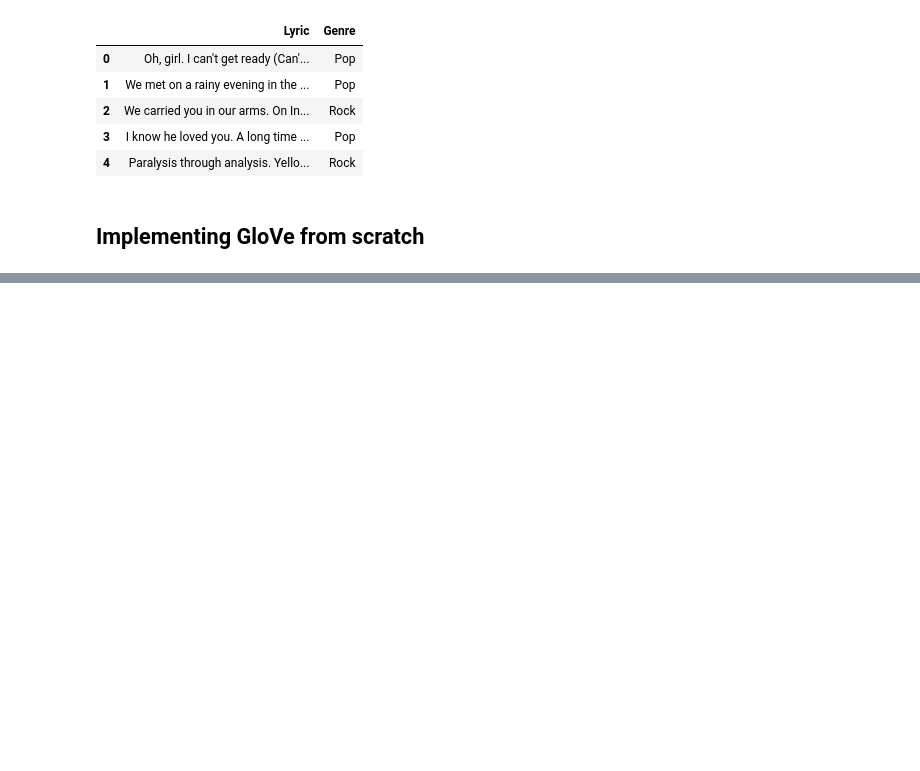
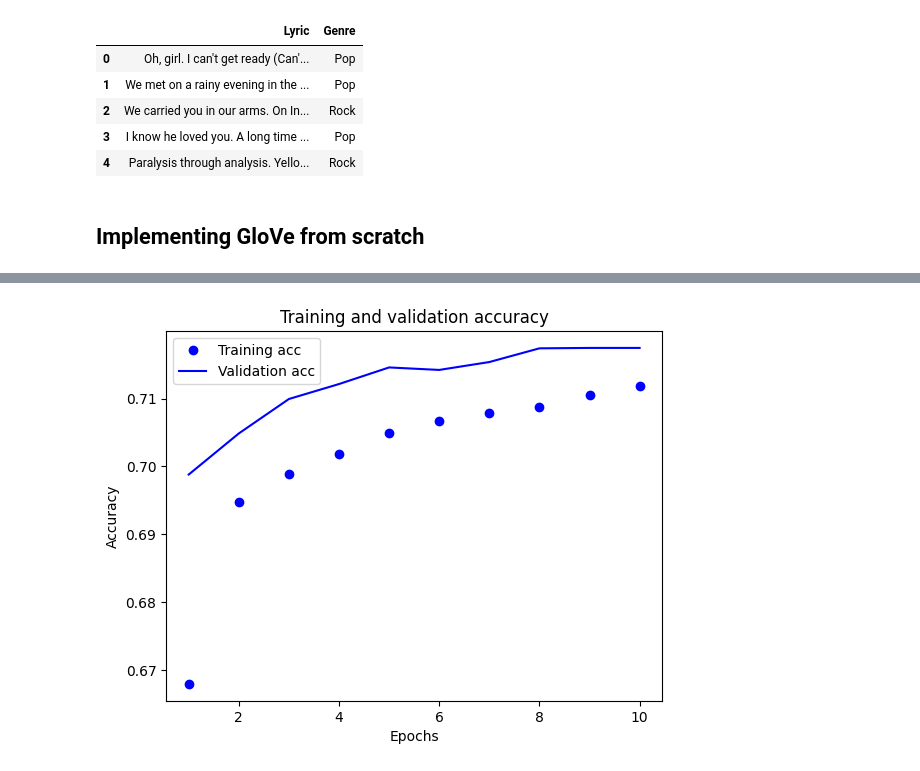
Before and after one commit to mikhail-mat/mit-ocw_hands-on-deep-learning, a Jupyter notebook: Standalone_Embeddings_GloVe_From_Scratch.ipynb, the cells around one changed output, grey strips where cells are left out. Cells and saved outputs as stored; diff of their text form; code cells hidden in the pictures; blank space fills up the shorter version.

```diff
--- a/Standalone_Embeddings_GloVe_From_Scratch.ipynb
+++ b/Standalone_Embeddings_GloVe_From_Scratch.ipynb
@@ -187,0 +331,4 @@ input = keras.layers.Input()
+# %%
+plot_acc_curves(history)
+# %% [output]
+[figure, added]
```
Also changed, not shown: parts of 19 cells of this notebook.
